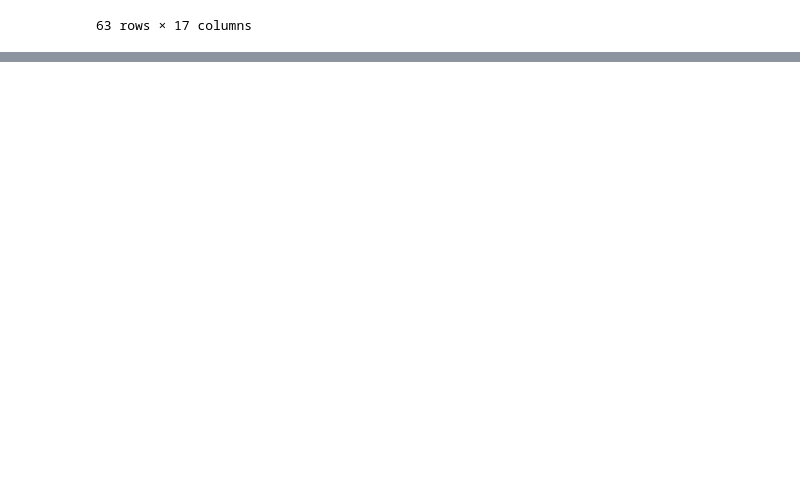
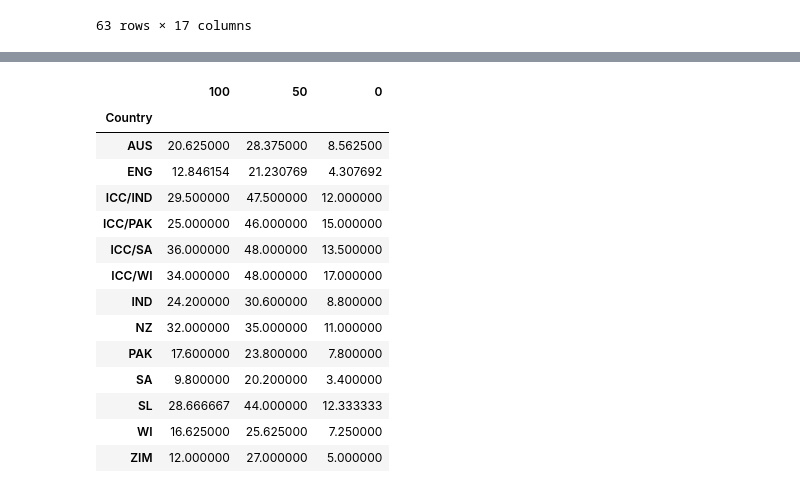
Before and after one commit to SanishKumar/Machine_Learning, a Jupyter notebook: Supervised_Learning/Preprocessing/1_cleaning.ipynb, the cells around one changed output, grey strips where cells are left out. Drawn from its saved outputs; the diff is of its cells as text; code cells hidden in the pictures; blank space fills up the shorter version.

```diff
--- a/Supervised_Learning/Preprocessing/cleaning.ipynb
+++ b/Supervised_Learning/Preprocessing/1_cleaning.ipynb
@@ -210,0 +262,14 @@ df
+# %%
+df['4s'] = df['4s'].str.split(pat='+').str[0]
+df['4s'] = df['4s'].astype('int64')
+df['6s'] = df['6s'].str.split(pat='+').str[0]
+df['6s'] = df['6s'].astype('int64')
+df['Balls_Faced'] = df['Balls_Faced'].str.split(pat='+').str[0]
+
+# Fill NaN values with 0 or any other appropriate value
+df['Balls_Faced'] = df['Balls_Faced'].fillna(0)
+
+# Now convert to integer
+df['Balls_Faced'] = df['Balls_Faced'].astype('int64')
+
+df = df.astype({'Rookie_Year':'int64','Final_Year':'int64'})
@@ -210,0 +297,2 @@ df
+# %%
+df['Career_length'] = df['Final_Year'] - df['Rookie_Year']
@@ -210,0 +344,18 @@ df
+# %%
+df.groupby('Country')[['100','50','0']].mean()
+# %% [output]
+|  | 100 | 50 | 0 |
+| Country |  |  |  |
+| AUS | 20.625000 | 28.375000 | 8.562500 |
+| ENG | 12.846154 | 21.230769 | 4.307692 |
+| ICC/IND | 29.500000 | 47.500000 | 12.000000 |
+| ICC/PAK | 25.000000 | 46.000000 | 15.000000 |
+| ICC/SA | 36.000000 | 48.000000 | 13.500000 |
+| ICC/WI | 34.000000 | 48.000000 | 17.000000 |
+| IND | 24.200000 | 30.600000 | 8.800000 |
+| NZ | 32.000000 | 35.000000 | 11.000000 |
+| PAK | 17.600000 | 23.800000 | 7.800000 |
+| SA | 9.800000 | 20.200000 | 3.400000 |
+| SL | 28.666667 | 44.000000 | 12.333333 |
+| WI | 16.625000 | 25.625000 | 7.250000 |
+| ZIM | 12.000000 | 27.000000 | 5.000000 |
```
Also changed, not shown: parts of 15 cells of this notebook, 2 other files.
